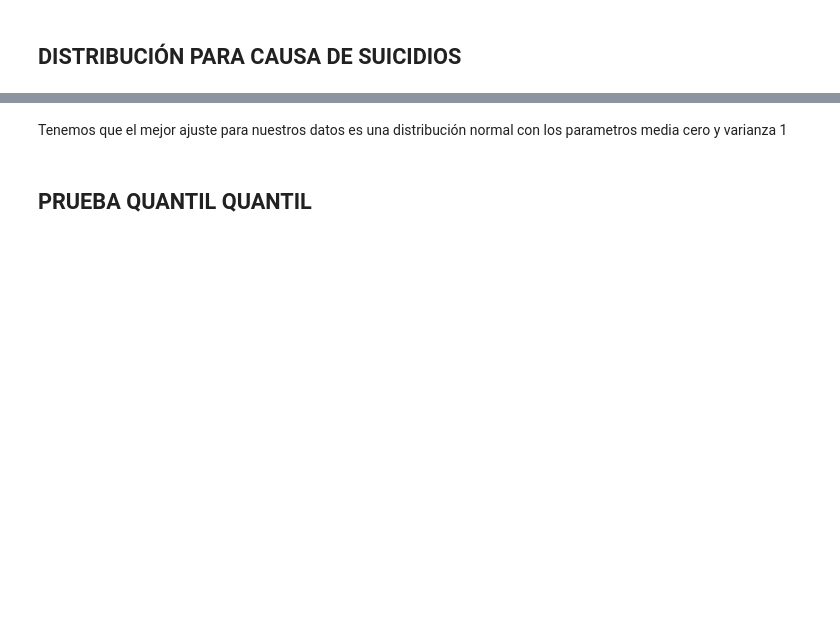
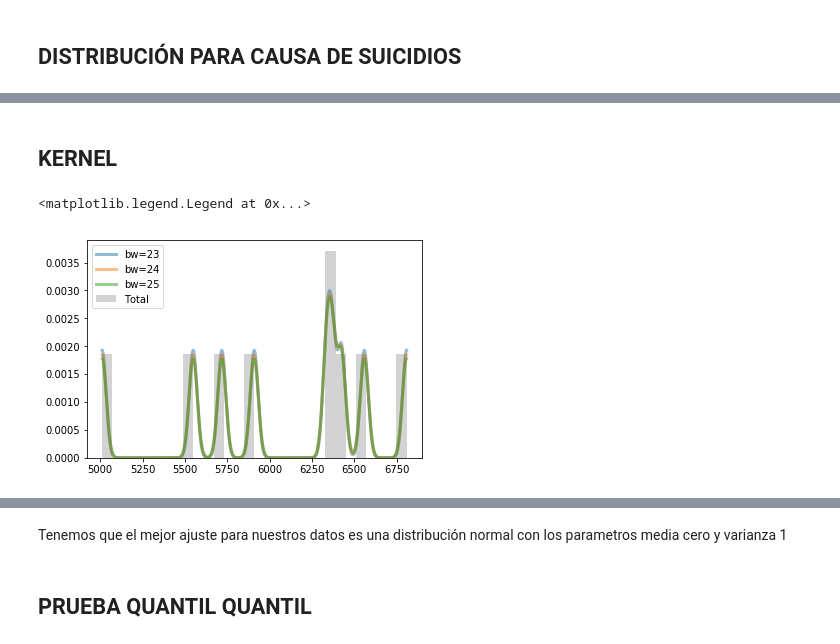
Before and after one commit to BetsyTorres/Proyecto_TorresBetsy_AntonKarla, a Jupyter notebook: Proy_Final.ipynb, the cells around one changed output, grey strips where cells are left out. Cells and saved outputs as stored; diff of their text form; code cells hidden in the pictures; blank space fills up the shorter version.

```diff
--- a/Proy_Final.ipynb
+++ b/Proy_Final.ipynb
@@ -462,0 +492,15 @@ best_fit_distribution((causas['Total']))
+# %% [markdown]
+## KERNEL
+# %%
+x_grid = np.linspace(min(causastotal),max(causastotal), 1000)
+
+fig, ax = plt.subplots()
+for bandwidth in [23,24,25]:
+    ax.plot(x_grid, kde_sklearn(causastotal, x_grid, bandwidth=bandwidth),
+            label='bw={0}'.format(bandwidth), linewidth=3, alpha=0.5)
+ax.hist(causastotal, 30, fc='lightgray', histtype='stepfilled', alpha=1, density=True)
+# ax.set_xlim(-4.5, 3.5)
+ax.legend(loc='upper left')
+# %% [output]
+<matplotlib.legend.Legend at 0x...>
+[figure, added]
```
Also changed, not shown: parts of 41 cells of this notebook.
